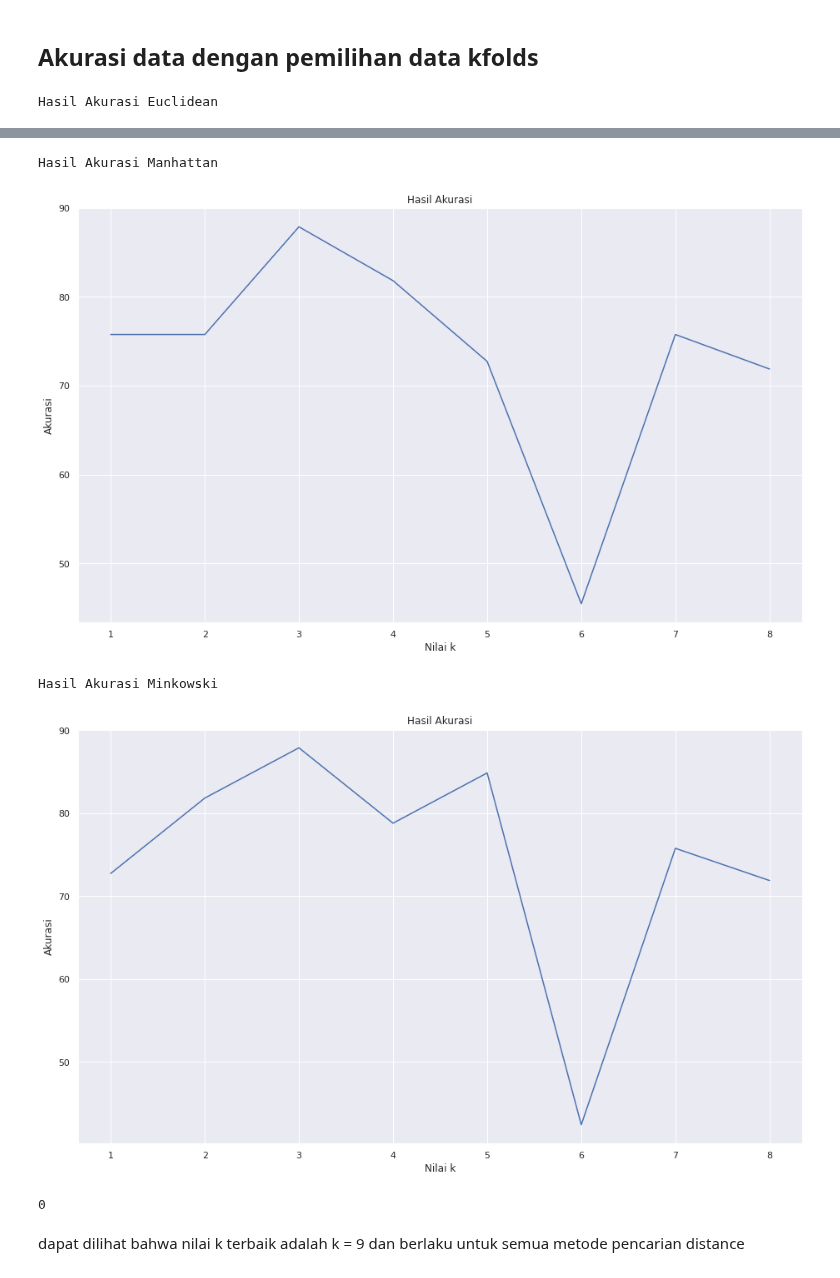
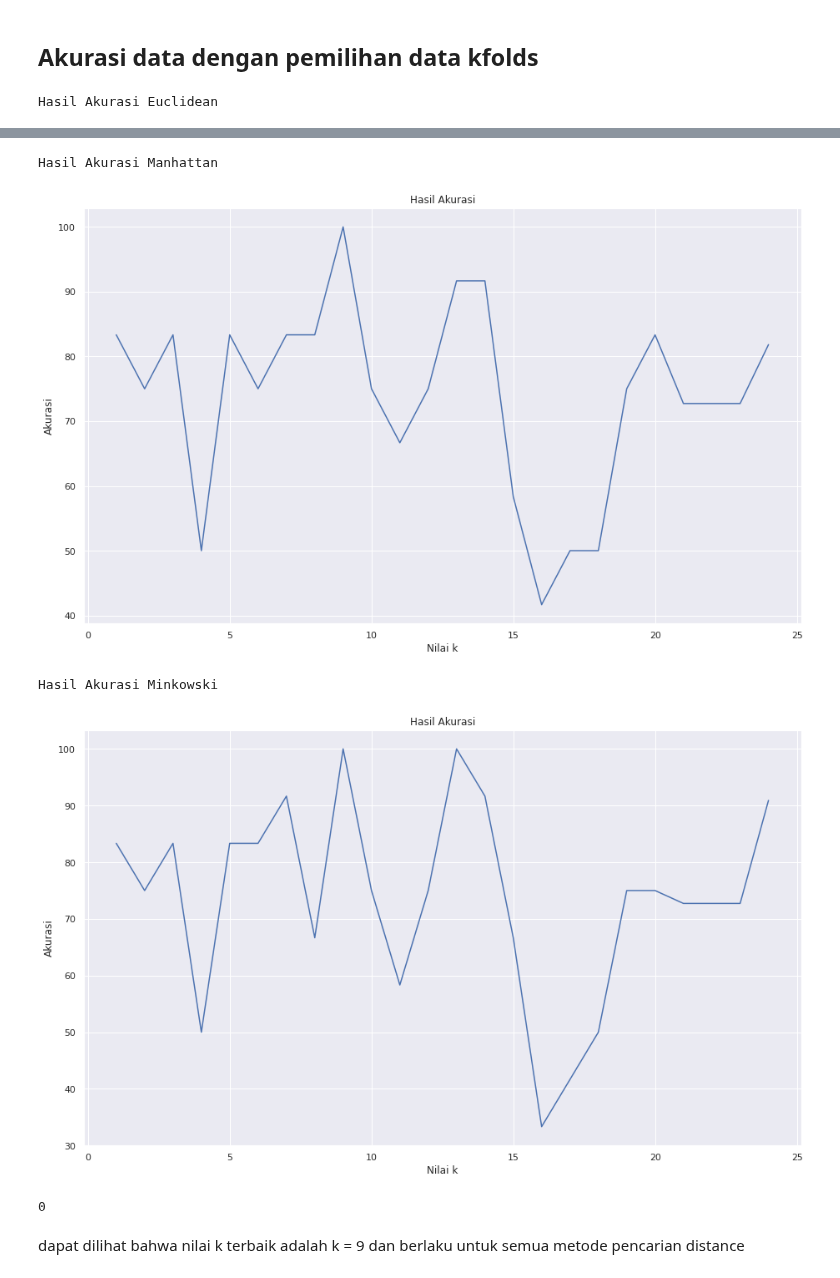
Before and after one commit to khalilullahalfaath/AI_Tubes-03-Learning, a Jupyter notebook: AI_Kelompok_15_Learning.ipynb, the cells around one changed output, grey strips where cells are left out. Cells and saved outputs as stored; diff of their text form; code cells hidden in the pictures.

```diff
--- a/AI_Kelompok_15_Learning.ipynb
+++ b/AI_Kelompok_15_Learning.ipynb
@@ -464,6 +470,6 @@ def kFolds(arrayDf,k):
 # %% [markdown]
 ## Akurasi data dengan pemilihan data kfolds
 # %%
-kFolds(arrayDf,9)
+kFolds(arrayDf,25)
 # %% [output]
 Hasil Akurasi Euclidean
@@ -471,7 +477,7 @@ Hasil Akurasi Euclidean
 Hasil Akurasi Manhattan
-[figure, old version]
+[figure, new version]
 Hasil Akurasi Minkowski
-[figure, old version]
+[figure, new version]
 0
 # %% [markdown]
 dapat dilihat bahwa nilai k terbaik adalah k = 9 dan berlaku untuk semua metode pencarian distance
```
Also changed, not shown: parts of 21 cells of this notebook.
